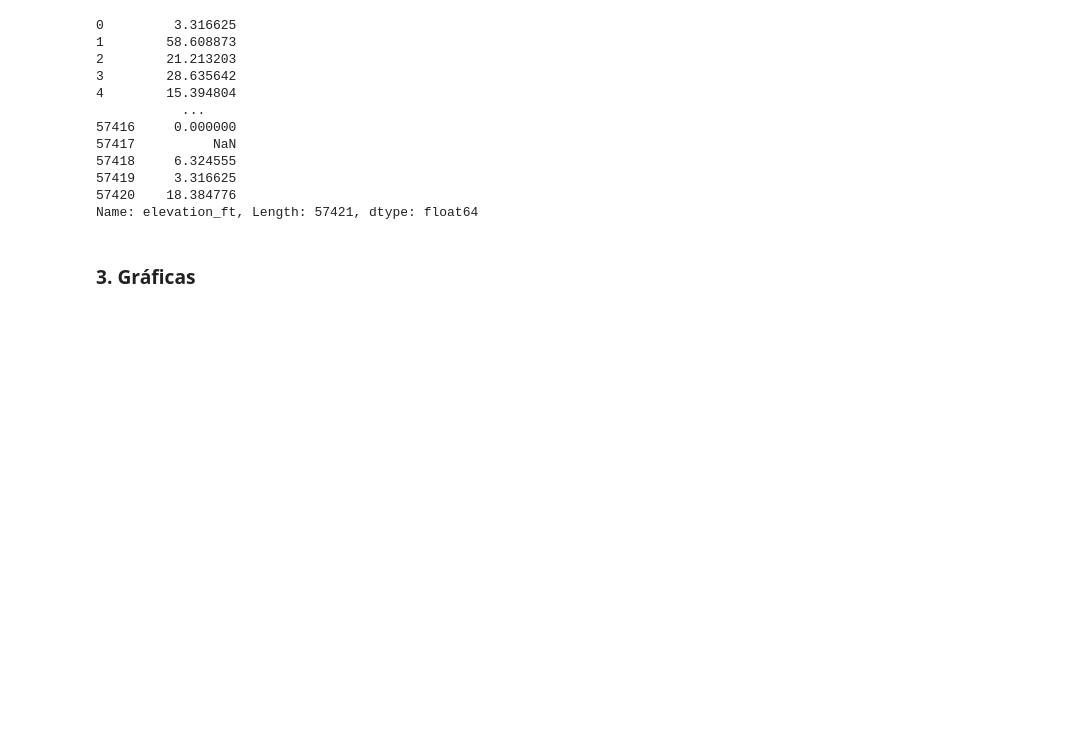
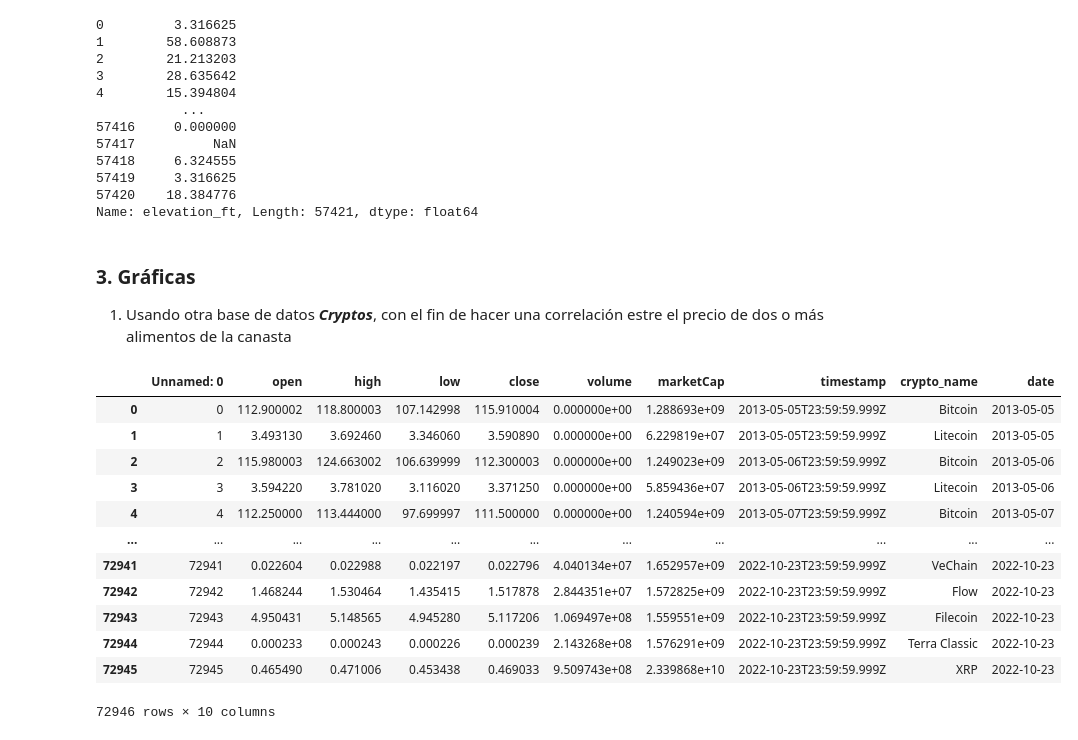
Before and after one commit to Juan-Pablo-17/Parcial4Python, a Jupyter notebook: Parcial4Pandas.ipynb, the cells around one changed output. Drawn from its saved outputs; the diff is of its cells as text; code cells hidden in the pictures; blank space fills up the shorter version.

```diff
--- a/Parcial4Pandas.ipynb
+++ b/Parcial4Pandas.ipynb
@@ -196,5 +203,22 @@ display(np.sqrt(Codigos['elevation_ft']))
 57419     3.316625
 57420    18.384776
 Name: elevation_ft, Length: 57421, dtype: float64
-# %% [markdown]
-### 3. Gráficas
+# %% [markdown]
+### 3. Gráficas
+1. Usando otra base de datos ***Cryptos***, con el fin de hacer una correlación estre el precio de dos o más alimentos de la canasta
+# %%
+display(Cryptos)
+# %% [output]
+|  | Unnamed: 0 | open | high | low | close | volume | marketCap | timestamp | crypto_name | date |
+| 0 | 0 | 112.900002 | 118.800003 | 107.142998 | 115.910004 | 0.000000e+00 | 1.288693e+09 | 2013-05-05T23:59:59.999Z | Bitcoin | 2013-05-05 |
+| 1 | 1 | 3.493130 | 3.692460 | 3.346060 | 3.590890 | 0.000000e+00 | 6.229819e+07 | 2013-05-05T23:59:59.999Z | Litecoin | 2013-05-05 |
+| 2 | 2 | 115.980003 | 124.663002 | 106.639999 | 112.300003 | 0.000000e+00 | 1.249023e+09 | 2013-05-06T23:59:59.999Z | Bitcoin | 2013-05-06 |
+| 3 | 3 | 3.594220 | 3.781020 | 3.116020 | 3.371250 | 0.000000e+00 | 5.859436e+07 | 2013-05-06T23:59:59.999Z | Litecoin | 2013-05-06 |
+| 4 | 4 | 112.250000 | 113.444000 | 97.699997 | 111.500000 | 0.000000e+00 | 1.240594e+09 | 2013-05-07T23:59:59.999Z | Bitcoin | 2013-05-07 |
+| ... | ... | ... | ... | ... | ... | ... | ... | ... | ... | ... |
+| 72941 | 72941 | 0.022604 | 0.022988 | 0.022197 | 0.022796 | 4.040134e+07 | 1.652957e+09 | 2022-10-23T23:59:59.999Z | VeChain | 2022-10-23 |
+| 72942 | 72942 | 1.468244 | 1.530464 | 1.435415 | 1.517878 | 2.844351e+07 | 1.572825e+09 | 2022-10-23T23:59:59.999Z | Flow | 2022-10-23 |
+| 72943 | 72943 | 4.950431 | 5.148565 | 4.945280 | 5.117206 | 1.069497e+08 | 1.559551e+09 | 2022-10-23T23:59:59.999Z | Filecoin | 2022-10-23 |
+| 72944 | 72944 | 0.000233 | 0.000243 | 0.000226 | 0.000239 | 2.143268e+08 | 1.576291e+09 | 2022-10-23T23:59:59.999Z | Terra Classic | 2022-10-23 |
+| 72945 | 72945 | 0.465490 | 0.471006 | 0.453438 | 0.469033 | 9.509743e+08 | 2.339868e+10 | 2022-10-23T23:59:59.999Z | XRP | 2022-10-23 |
+72946 rows × 10 columns
```
Also changed, not shown: parts of 9 cells of this notebook.
